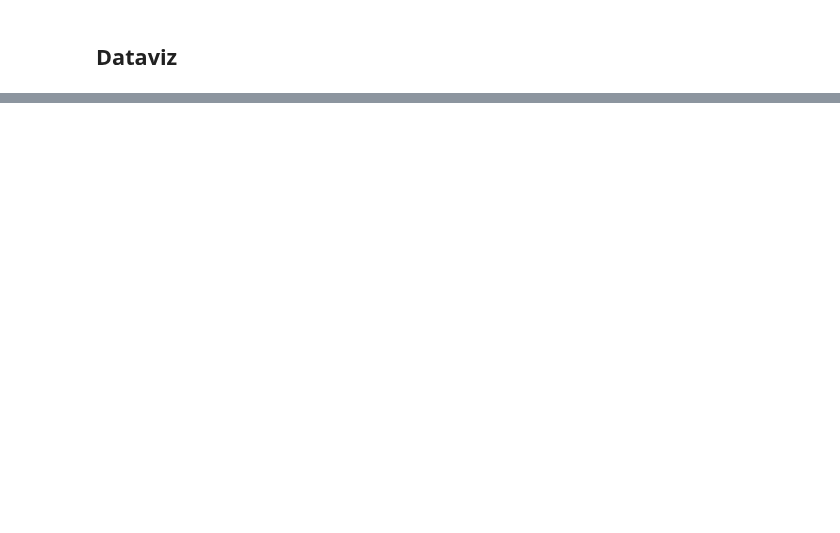
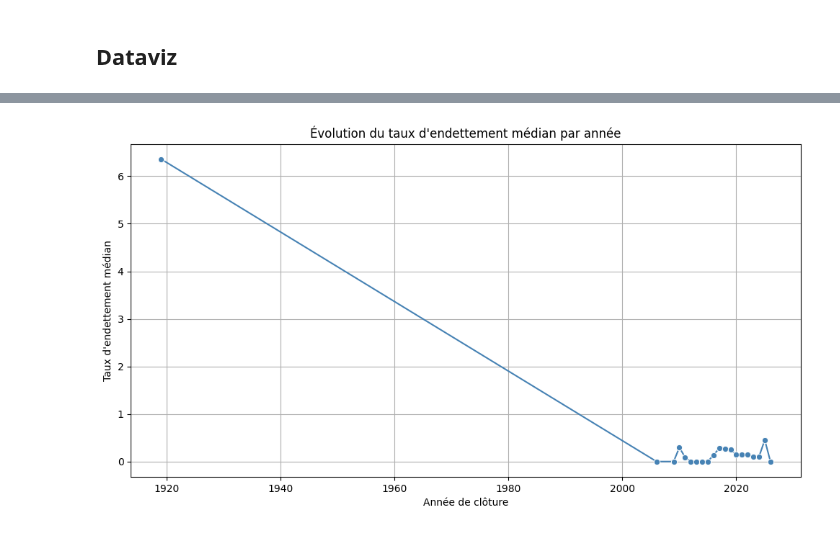
Before and after one commit to khelifaYacine/signaux-faibles-finance, a Jupyter notebook: 01_exploration.ipynb, the cells around one changed output, grey strips where cells are left out. Saved outputs shown, nothing was run; the diff lists cells and outputs as text; code cells hidden in the pictures; blank space fills up the shorter version.

```diff
--- a/01_exploration.ipynb
+++ b/01_exploration.ipynb
@@ -125,0 +205,6 @@ sns.lineplot(data=df_agg, x="annee", y="Chiffre_d_affaires")
+# %%
+# On calcule la médiane du taux d'endettement pour chaque année
+df_year = df_clean.groupby("annee")["Taux_d_endettement"].median()
+
+# On affiche le résultat pour vérifier
+df_year
@@ -125,0 +229,14 @@ sns.lineplot(data=df_agg, x="annee", y="Chiffre_d_affaires")
+# %%
+# 3. Visualiser l’évolution d'endettement dans le temps
+# On trace l'évolution du taux d'endettement médian par année
+plt.figure(figsize=(12,6))
+sns.lineplot(x=df_year.index, y=df_year.values, marker="o", color="steelblue")
+
+plt.title("Évolution du taux d'endettement médian par année")
+plt.xlabel("Année de clôture")
+plt.ylabel("Taux d'endettement médian")
+plt.grid(True)
+
+plt.show()
+# %% [output]
+[figure, added]
```
Also changed, not shown: parts of 14 cells of this notebook.
